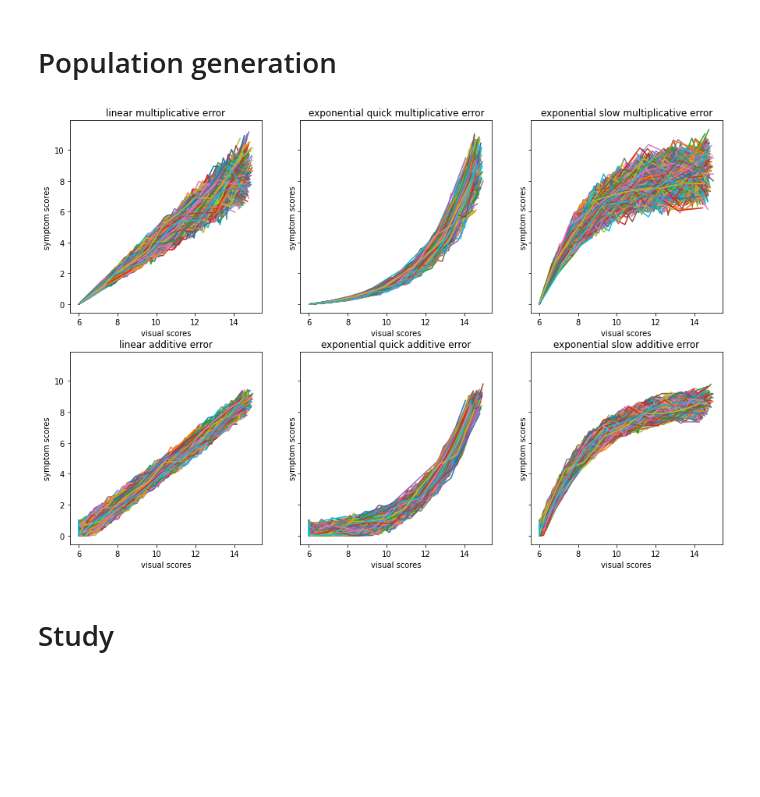
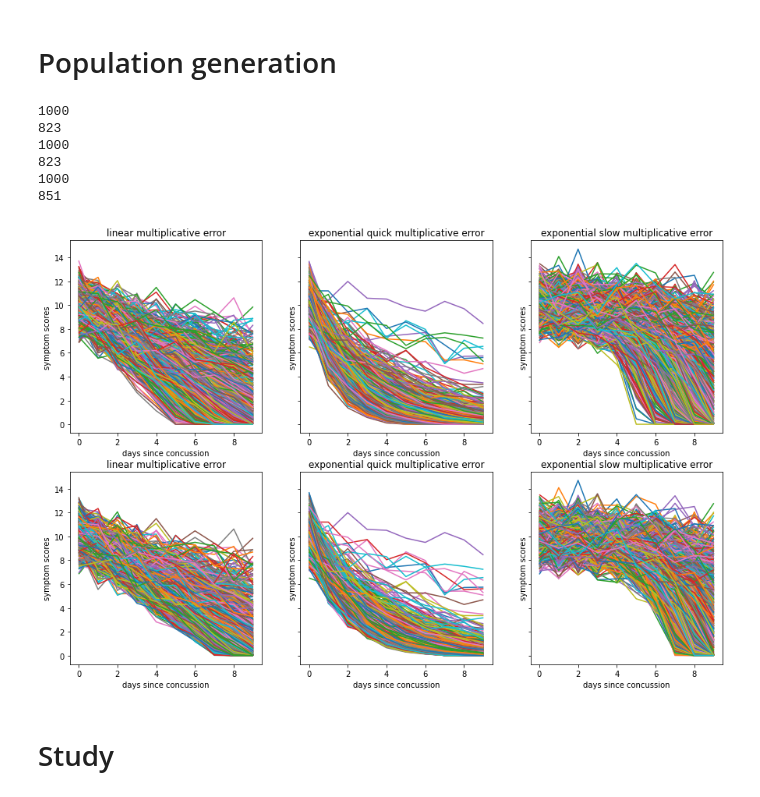
Before and after one commit to ZacharyVernec/smile, a Jupyter notebook: Simulations.ipynb, the cells around one changed output. Cells and saved outputs as stored; diff of their text form; code cells hidden in the pictures; blank space fills up the shorter version.

Commit message:
Filtering test

```diff
--- a/Simulations.ipynb
+++ b/Simulations.ipynb
@@ -165,7 +165,7 @@ class Population:
         self.visualscores = self.visualscores[persons_included]
         self.symptomscores_noerror = self.symptomscores_noerror[persons_included]
         self.symptomscores = self.symptomscores[persons_included]
-        self.size = self.visualscores.shape[0]
+        self.recalculate_size()
 
     #plotting
     def plot(self, ax, ndays=None, npersons=None, x='day', y='symptomscore', viztype='lines'):
@@ -189,6 +189,8 @@ class Population:
         elif x=='symptomscore':
             x==self.symptomscore[:npersons, :ndays]
             xlabel='symptom scores'
+        else:
+            raise ValueError()
 
         #ordinates
         if y=='visualscore':
@@ -202,6 +204,8 @@ class Population:
         elif y=='symptomscore':
             y = self.symptomscores[:npersons, :ndays]
             ylabel='symptom scores'
+        else:
+            raise ValueError()
 
         ax.set(title=self.title, xlabel=xlabel, ylabel=ylabel)
 
@@ -326,7 +330,7 @@ pop_with_visual_score = Population(1000)
 gen_visualscores = lambda t,r,f0: np.maximum(-r*t+f0, FMIN)
 pop_with_visual_score.set_score_generator('visualscore', gen_visualscores)
 gen_r = lambda shape: truncatednormal(1/15, 31/15, 3, shape)
-gen_f0 = lambda shape: truncatednormal(14, 15, 3, shape)
+gen_f0 = lambda shape: truncatednormal(14, 18, 3, shape)
 pop_with_visual_score.set_parameter_generator('r', gen_r, 'person')
 pop_with_visual_score.set_parameter_generator('f0', gen_f0, 'person')
 
@@ -371,18 +375,28 @@ for i in range(ncols):
 # %%
 ncols = len(pops_noerror)
 nrows = len([pops_mulerror, pops_adderror])
 
 fig, axes = plt.subplots(ncols=ncols, nrows=nrows, figsize=plt.figaspect(nrows/ncols)*2.5, sharey=True)
 npersons=None
-ndays=None
+ndays=10
 
 for i in range(ncols):
-    pops_mulerror[i].plot(axes[0, i], x='visualscore', y='symptomscore', npersons=npersons, ndays=ndays)
-    pops_adderror[i].plot(axes[1, i], x='visualscore', y='symptomscore', npersons=npersons, ndays=ndays)
+    pops_mulerror[i].plot(axes[0, i], x='day', y='symptomscore', npersons=npersons, ndays=ndays)
+    print(pops_mulerror[i].size)
+    pops_mulerror[i].filter()
+    print(pops_mulerror[i].size)
+    pops_mulerror[i].plot(axes[1, i], x='day', y='symptomscore', npersons=npersons, ndays=ndays)
+    #pops_adderror[i].plot(axes[1, i], x='day', y='symptomscore', npersons=npersons, ndays=ndays)
 
 plt.show()
 # %% [output]
+1000
+823
+1000
+823
+1000
+851
-[figure, old version]
+[figure, new version]
 # %% [markdown]
 # Study
 # %%
```
